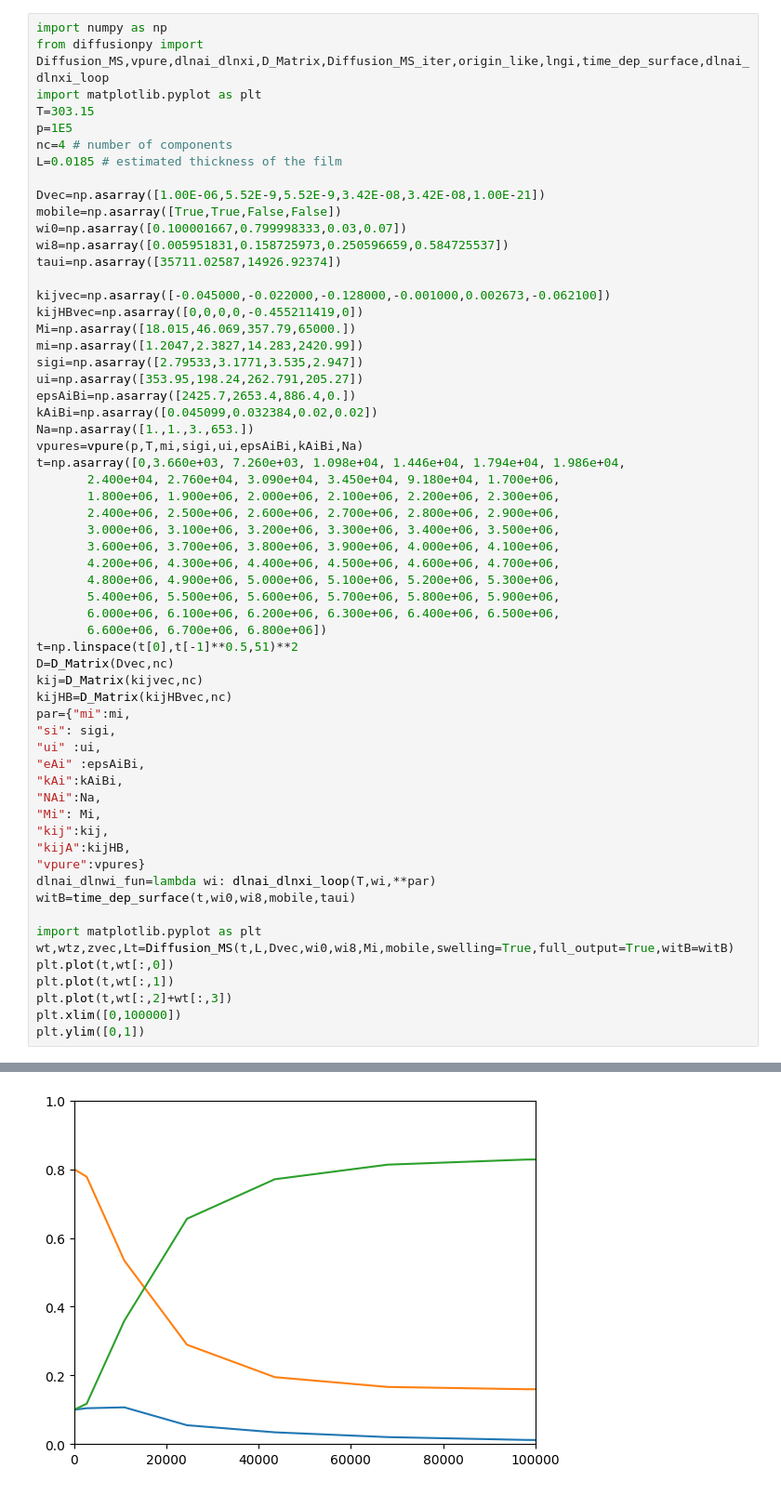
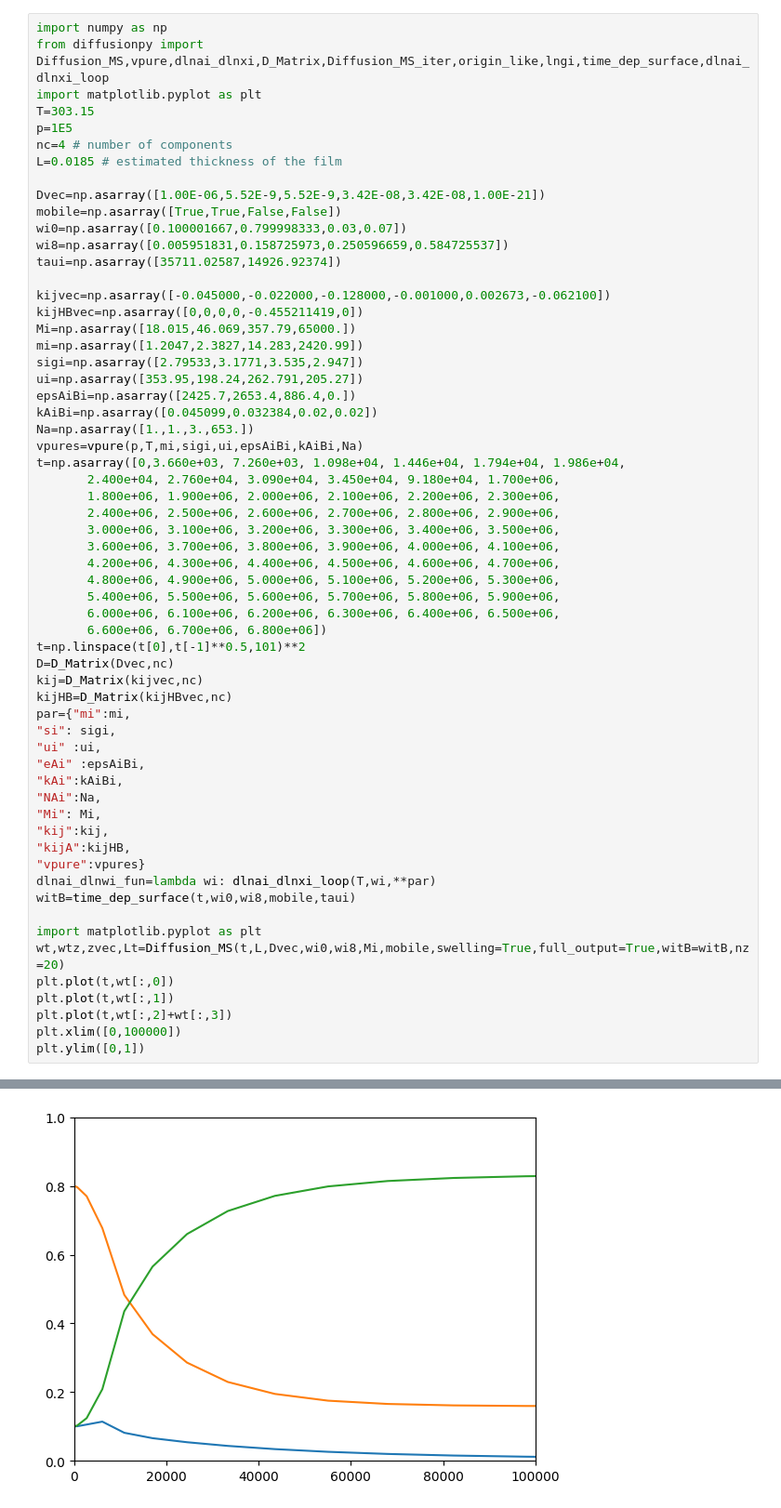
Before and after one commit to Borrdom/diffusionpy, a Jupyter notebook: examples_notebooks/05_ASD_wasser_ethanol.ipynb, the cells around one changed output, grey strips where cells are left out. Shown at 93% size. Drawn from its saved outputs; the diff is of its cells as text.

```diff
--- a/examples_notebooks/05_ASD_wasser_ethanol.ipynb
+++ b/examples_notebooks/05_ASD_wasser_ethanol.ipynb
@@ -34,7 +34,7 @@ t=np.asarray([0,3.660e+03, 7.260e+03, 1.098e+04, 1.446e+04, 1.794e+04, 1.986e+04
        5.400e+06, 5.500e+06, 5.600e+06, 5.700e+06, 5.800e+06, 5.900e+06,
        6.000e+06, 6.100e+06, 6.200e+06, 6.300e+06, 6.400e+06, 6.500e+06,
        6.600e+06, 6.700e+06, 6.800e+06])
-t=np.linspace(t[0],t[-1]**0.5,51)**2
+t=np.linspace(t[0],t[-1]**0.5,101)**2
 D=D_Matrix(Dvec,nc)
 kij=D_Matrix(kijvec,nc)
 kijHB=D_Matrix(kijHBvec,nc)
@@ -52,7 +52,7 @@ dlnai_dlnwi_fun=lambda wi: dlnai_dlnxi_loop(T,wi,**par)
 witB=time_dep_surface(t,wi0,wi8,mobile,taui)
 
 import matplotlib.pyplot as plt
-wt,wtz,zvec,Lt=Diffusion_MS(t,L,Dvec,wi0,wi8,Mi,mobile,swelling=True,full_output=True,witB=witB)
+wt,wtz,zvec,Lt=Diffusion_MS(t,L,Dvec,wi0,wi8,Mi,mobile,swelling=True,full_output=True,witB=witB,nz=20)
 plt.plot(t,wt[:,0])
 plt.plot(t,wt[:,1])
 plt.plot(t,wt[:,2]+wt[:,3])
@@ -66,5 +66,5 @@ plt.ylim([0,1])
 (0.0, 1.0)
-[figure, old version]
+[figure, new version]
 # %%
 Dvec=np.asarray([1.00E-06,5.52E-7,5.52E-7,7.42E-7,7.42E-7,1.00E-21])
 taui=np.asarray([15711.02587,14926.92374])
```
Also changed, not shown: parts of 2 cells of this notebook, 4 other files.
